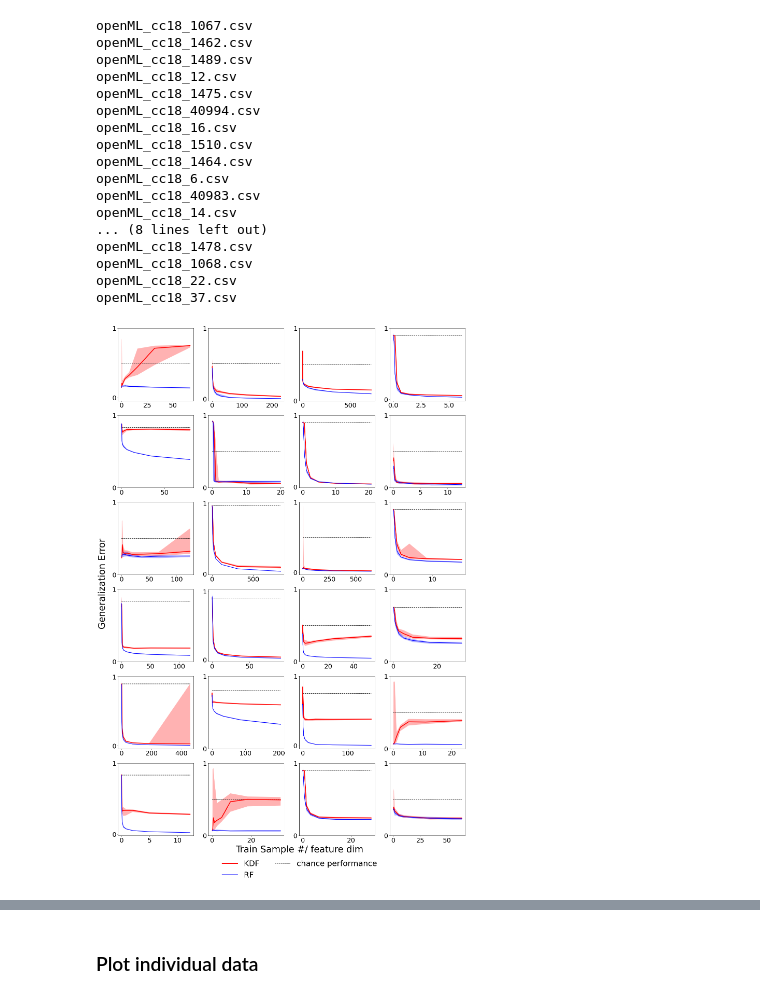
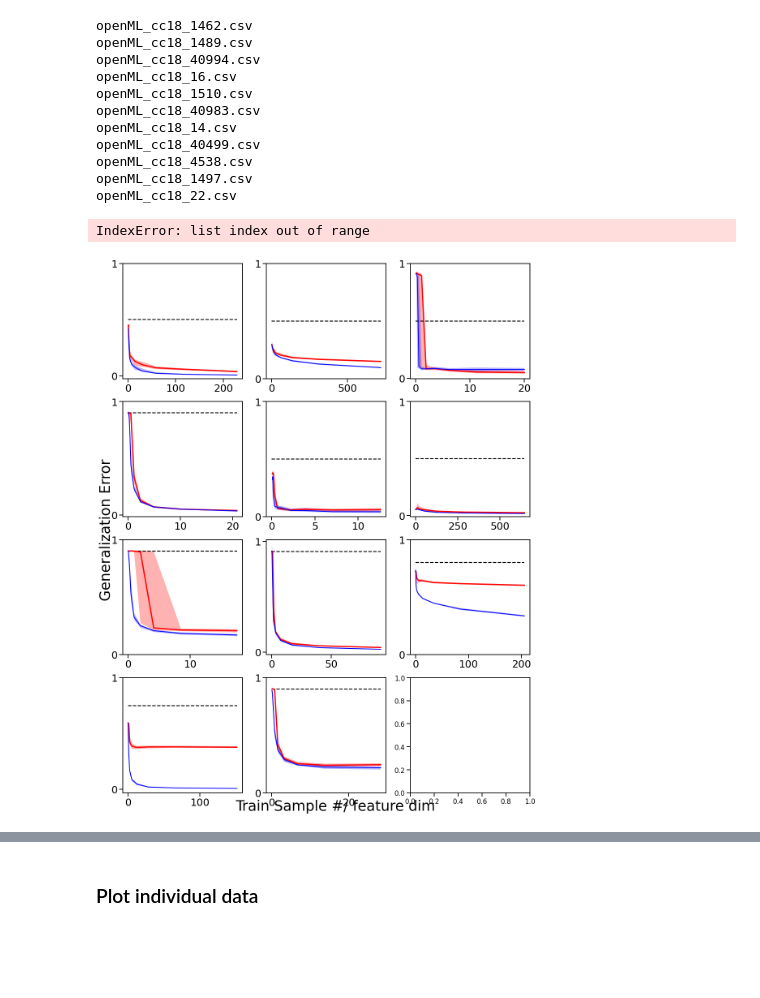
Before and after one commit to neurodata/kdg, a Jupyter notebook: benchmarks/plot_openml.ipynb, the cells around one changed output, grey strips where cells are left out. Saved outputs shown, nothing was run; the diff lists cells and outputs as text; code cells hidden in the pictures; blank space fills up the shorter version.

```diff
--- a/benchmarks/plot_openml.ipynb
+++ b/benchmarks/plot_openml.ipynb
@@ -8,7 +8,7 @@ import openml
 # %%
 res_folder = 'openml_res'
 files = os.listdir(res_folder)
-#files.remove('.DS_Store')
+files.remove('.DS_Store')
 # %%
 def plot_file_err(file, folder, rf_folder, tree_folder, ax=None, ticksize=25, fontsize=30):
     if ax is None:
@@ -239,8 +239,8 @@ def plot_file_ece(file, folder, rf_folder, tree_folder, ax=None, ticksize=25, fo
 # %%
 rf_folder = 'openml_res_rf'
 tree_folder = 'openml_res_min_leaf_1tree'
-rows = 6
-cols = 4
+rows = 4
+cols = 3
 
 fig, ax = plt.subplots(rows, cols, figsize=(cols*6, rows*6))
 fig.text(0.53, 0.1, "Train Sample #/ feature dim", ha="center", fontsize=35)
@@ -248,41 +248,36 @@ fig.text(0.08, 0.5, "Generalization Error", va="center", rotation="vertical", fo
 
 ax[0][0].plot(0, 0, c='r', linewidth=3, label='KDF')
 ax[0][0].plot(0, 0, c='b', linewidth=2, label='RF')
 ax[0][0].plot(0, 0, c='k', linestyle='dashed', label='chance performance')
 #ax[0][0].plot(0, 0, c='b', linestyle='dashed', label='RF (non-parametric)')
 #ax[0][0].plot(0, 0, c='c', label='KDT')
 #ax[0][0].plot(0, 0, c='m', label='Decision Tree')
 for row in range(rows):
     for col in range(cols):
         print(files[row*cols + col])
         plot_file_err(files[row*cols + col],res_folder, rf_folder, tree_folder, ax=ax[row][col])
 
 leg = fig.legend(
     fontsize=30,
     frameon=False,
     bbox_to_anchor=(0.53, 0.05),
     bbox_transform=plt.gcf().transFigure,
     ncol=2,
     loc="lower center",
 )
 plt.savefig("plots/openml_err.pdf", transparent=True, bbox_inches="tight")
 # %% [output]
-openML_cc18_1067.csv
 openML_cc18_1462.csv
 openML_cc18_1489.csv
-openML_cc18_12.csv
-openML_cc18_1475.csv
 openML_cc18_40994.csv
 openML_cc18_16.csv
 openML_cc18_1510.csv
-openML_cc18_1464.csv
-openML_cc18_6.csv
 openML_cc18_40983.csv
 openML_cc18_14.csv
-... (8 lines left out)
-openML_cc18_1478.csv
-openML_cc18_1068.csv
+openML_cc18_40499.csv
+openML_cc18_4538.csv
+openML_cc18_1497.csv
 openML_cc18_22.csv
-openML_cc18_37.csv
+IndexError: list index out of range
-[figure, old version]
+[figure, new version]
 # %%
```
Also changed, not shown: parts of 1 cell of this notebook, 14 other files.
